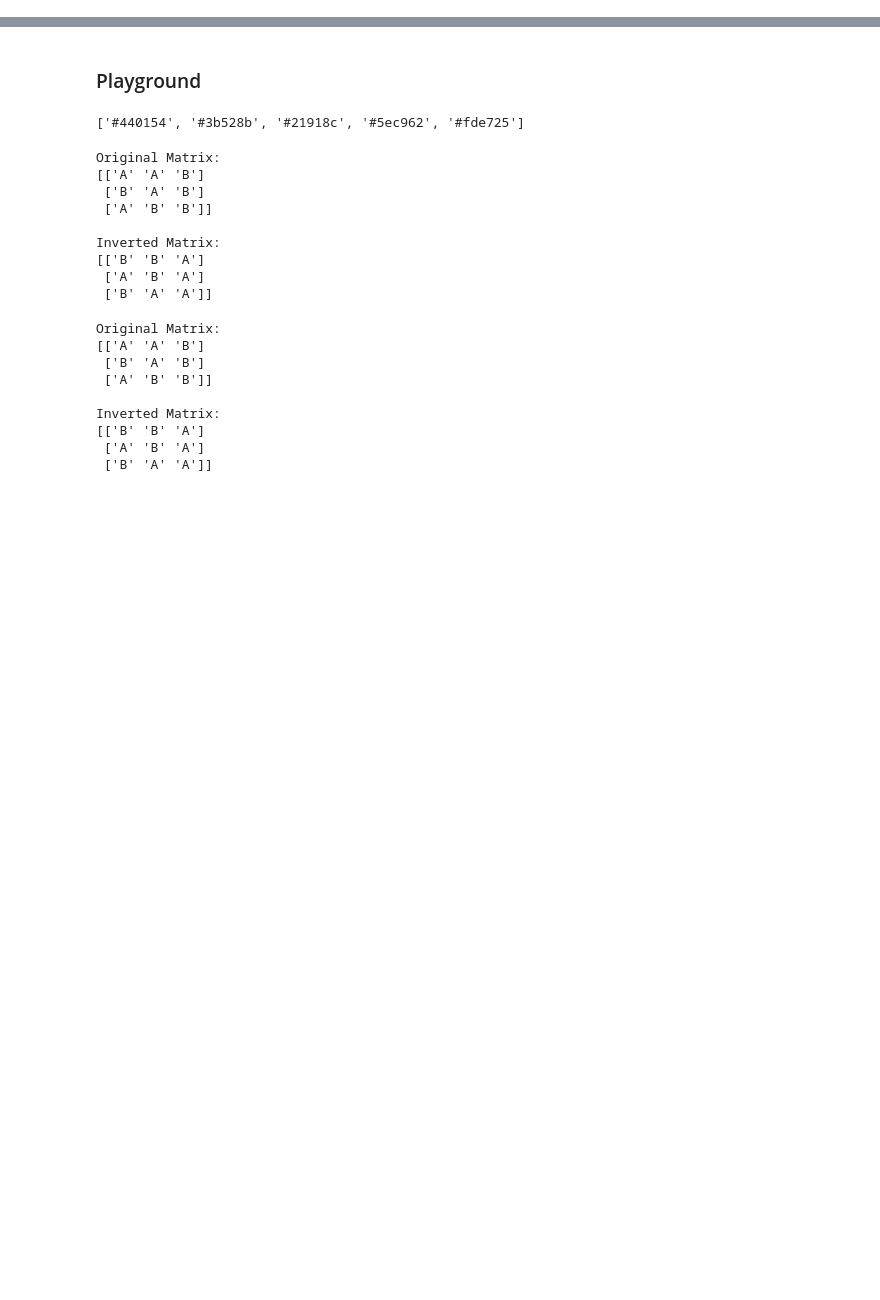
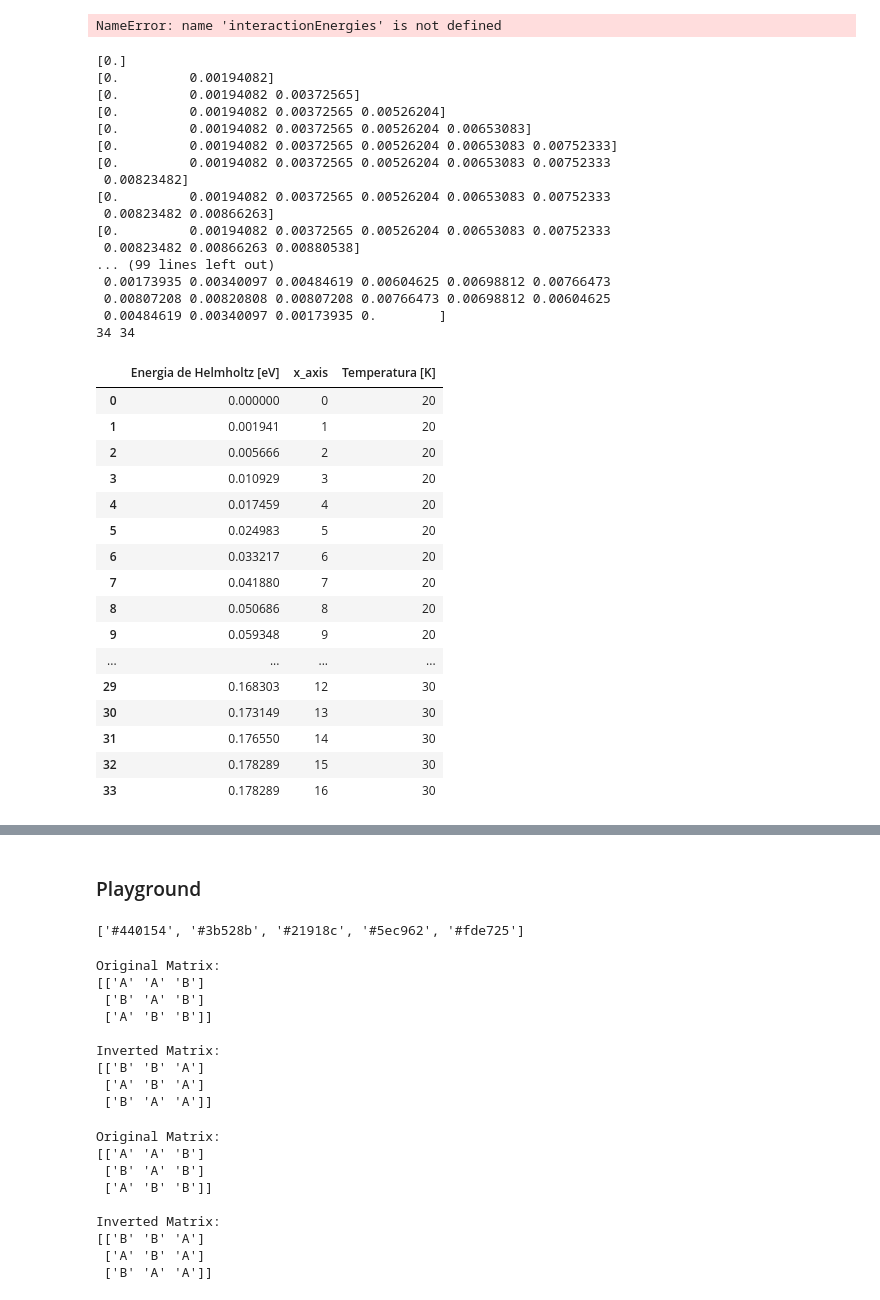
Before and after one commit to Gbeneti/ensemble_canonico, a Jupyter notebook: ensemble_canonico_mistura.ipynb, the cells around one changed output, grey strips where cells are left out. Cells and saved outputs as stored; diff of their text form; code cells hidden in the pictures; blank space fills up the shorter version.

```diff
--- a/ensemble_canonico_mistura.ipynb
+++ b/ensemble_canonico_mistura.ipynb
@@ -213,0 +224,6 @@ fig.savefig("helmholtz.png") #salva o gráfico
+# %%
+interactionEnergies['Epp'] = E_AA
+interactionEnergies['Ess'] = E_BB
+interactionEnergies['Eps'] = E_AB
+# %% [output]
+NameError: name 'interactionEnergies' is not defined
@@ -213,0 +241,68 @@ fig.savefig("helmholtz.png") #salva o gráfico
+# %%
+def campo_medio_hemlholtz(size, N_a_range,N_b_range,z,temperaturas,E_AA,E_BB,E_AB):
+    energia_campo_medio  = []
+    F_values = []
+    x_axis = []
+    temperaturas_list = []
+
+    chi = lambda E_AA,E_BB,E_AB,T,z : (z/(Kb * T)) * (E_AB - ((1/2)*(E_AA + E_BB)))
+
+    for T in temperaturas:
+        X = chi(E_AA,E_BB,E_AB,T,z)
+        #print(X)
+        F = 0.0
+        for N_a, N_b in zip(N_a_range,N_b_range):
+            W = N_a/(size*size)
+            #print(W)
+            F = (W/N)*(np.log(W) + ((1 - W) * np.log(1 - W)) + (X * W * (1 - W))) * Kb * T
+            #print(N_a,N_b)
+            #print(F)
+            F_values = np.append(F_values,F)
+            print(F_values)
+            F_values = np.nan_to_num(F_values, nan=0)
+            energia_campo_medio.append(sum(F_values))
+        x_axis.extend(N_a_range)
+        temperaturas_list.extend([T]*((size*size) + 1))
+
+    print(len(energia_campo_medio), len(x_axis))
+    data = pd.DataFrame({"Energia de Helmholtz [eV]": energia_campo_medio, "x_axis": x_axis, "Temperatura [K]": temperaturas_list})
+
+    return data
+# %%
+campo_medio = campo_medio_hemlholtz(SIZE,N_A_range,N_B_range,Z,TEMPERATURAS,E_AA,E_BB,E_AB)
+campo_medio
+# %% [output]
+[0.]
+[0.         0.00194082]
+[0.         0.00194082 0.00372565]
+[0.         0.00194082 0.00372565 0.00526204]
+[0.         0.00194082 0.00372565 0.00526204 0.00653083]
+[0.         0.00194082 0.00372565 0.00526204 0.00653083 0.00752333]
+[0.         0.00194082 0.00372565 0.00526204 0.00653083 0.00752333
+ 0.00823482]
+[0.         0.00194082 0.00372565 0.00526204 0.00653083 0.00752333
+ 0.00823482 0.00866263]
+[0.         0.00194082 0.00372565 0.00526204 0.00653083 0.00752333
+ 0.00823482 0.00866263 0.00880538]
+... (99 lines left out)
+ 0.00173935 0.00340097 0.00484619 0.00604625 0.00698812 0.00766473
+ 0.00807208 0.00820808 0.00807208 0.00766473 0.00698812 0.00604625
+ 0.00484619 0.00340097 0.00173935 0.        ]
+34 34
+|  | Energia de Helmholtz [eV] | x_axis | Temperatura [K] |
+| 0 | 0.000000 | 0 | 20 |
+| 1 | 0.001941 | 1 | 20 |
+| 2 | 0.005666 | 2 | 20 |
+| 3 | 0.010929 | 3 | 20 |
+| 4 | 0.017459 | 4 | 20 |
+| 5 | 0.024983 | 5 | 20 |
+| 6 | 0.033217 | 6 | 20 |
+| 7 | 0.041880 | 7 | 20 |
+| 8 | 0.050686 | 8 | 20 |
+| 9 | 0.059348 | 9 | 20 |
+| ... | ... | ... | ... |
+| 29 | 0.168303 | 12 | 30 |
+| 30 | 0.173149 | 13 | 30 |
+| 31 | 0.176550 | 14 | 30 |
+| 32 | 0.178289 | 15 | 30 |
+| 33 | 0.178289 | 16 | 30 |
```
Also changed, not shown: parts of 7 cells of this notebook, 1 other file.
